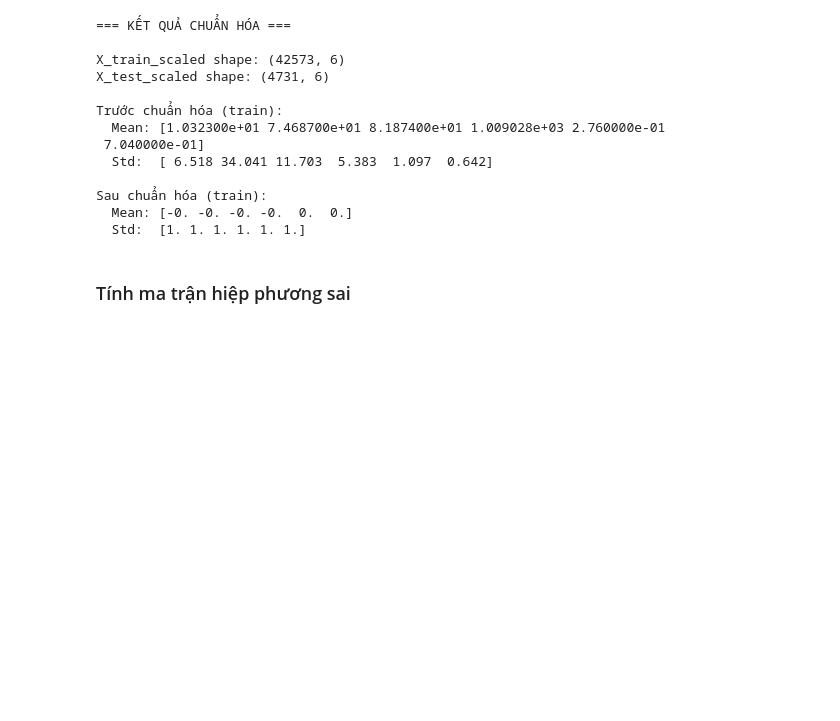
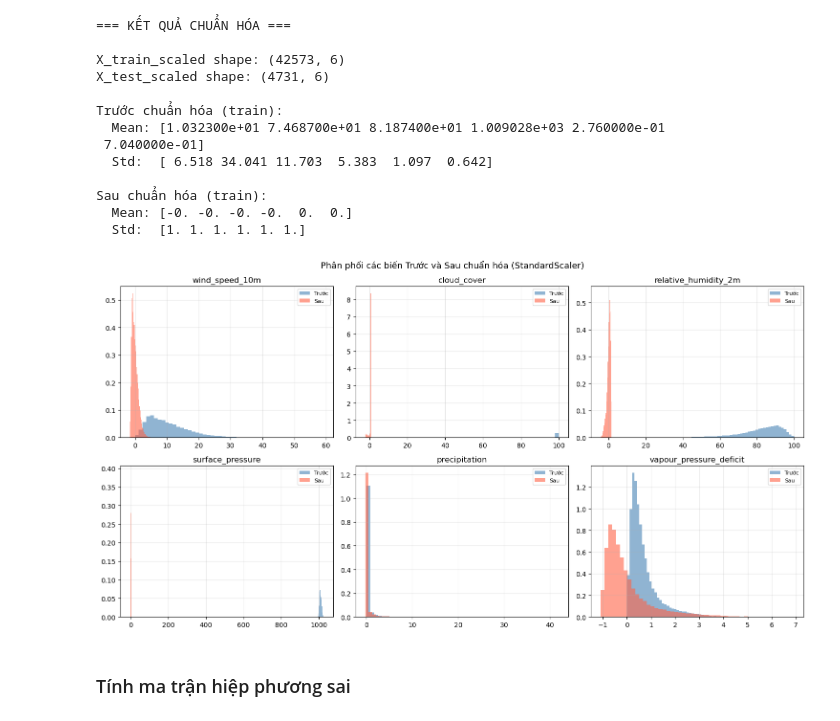
Before and after one commit to meowmeow-uwu/temperature-predictation, a Jupyter notebook: 4_training.ipynb, the cells around one changed output. Saved outputs shown, nothing was run; the diff lists cells and outputs as text; code cells hidden in the pictures; blank space fills up the shorter version.

```diff
--- a/4_training.ipynb
+++ b/4_training.ipynb
@@ -332,6 +332,26 @@ Trước chuẩn hóa (train):
 Sau chuẩn hóa (train):
   Mean: [-0. -0. -0. -0.  0.  0.]
   Std:  [1. 1. 1. 1. 1. 1.]
+# %%
+# So sánh phân phối TRƯỚC và SAU chuẩn hóa
+fig, axes = plt.subplots(2, 3, figsize=(15, 8))
+
+for i, col in enumerate(feature_cols):
+    ax = axes[i//3][i%3]
+    ax.hist(X_train[:, i], bins=50, alpha=0.6,
+            color='steelblue', label='Trước', density=True)
+    ax.hist(X_train_scaled[:, i], bins=50, alpha=0.6,
+            color='tomato', label='Sau', density=True)
+    ax.set_title(col)
+    ax.legend(fontsize=8)
+    ax.grid(True, alpha=0.3)
+
+plt.suptitle('Phân phối các biến Trước và Sau chuẩn hóa (StandardScaler)',
+             fontsize=13)
+plt.tight_layout()
+plt.show()
+# %% [output]
+[figure, added]
 # %% [markdown]
 ### Tính ma trận hiệp phương sai
 # %%
```
Also changed, not shown: parts of 4 cells of this notebook.
